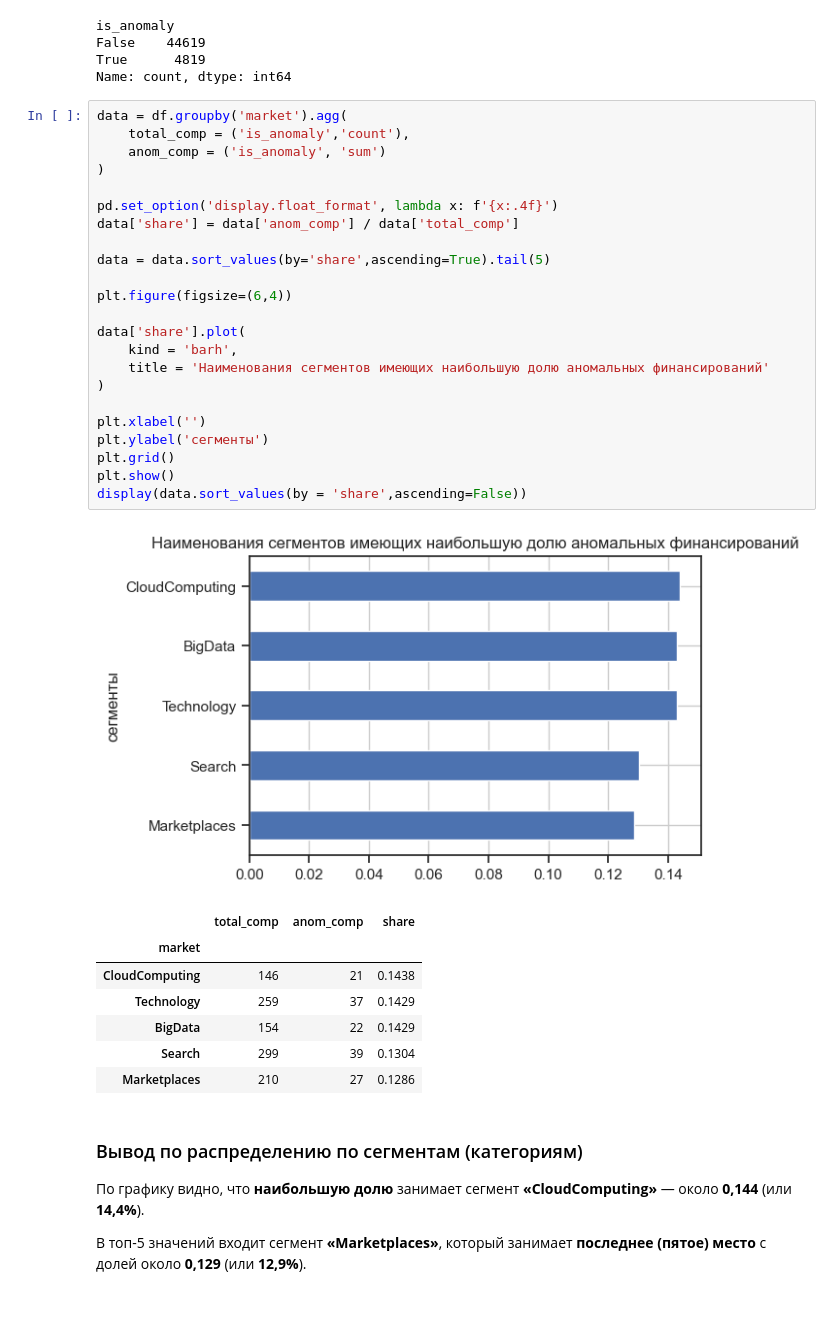
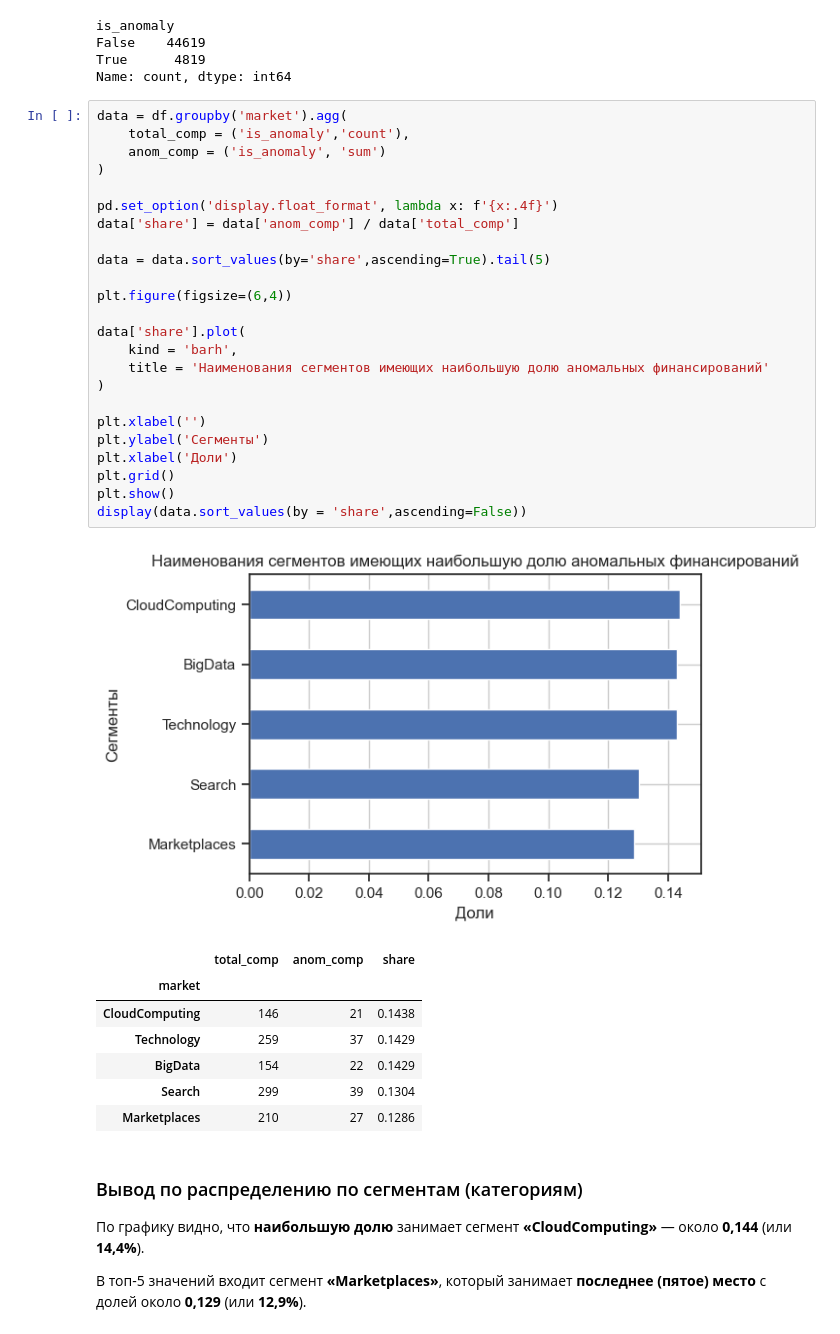
Before and after one commit to CAH0/startup-funding-analysis, a Jupyter notebook: startup_funding_analysis.ipynb, the cells around one changed output. Saved outputs shown, nothing was run; the diff lists cells and outputs as text; blank space fills up the shorter version.

```diff
--- a/startup_funding_analysis.ipynb
+++ b/startup_funding_analysis.ipynb
@@ -661,28 +670,29 @@ Name: count, dtype: int64
 # %%
 data = df.groupby('market').agg(
     total_comp = ('is_anomaly','count'),
     anom_comp = ('is_anomaly', 'sum')
 )
 
 pd.set_option('display.float_format', lambda x: f'{x:.4f}')
 data['share'] = data['anom_comp'] / data['total_comp']
 
 data = data.sort_values(by='share',ascending=True).tail(5)
 
 plt.figure(figsize=(6,4))
 
 data['share'].plot(
     kind = 'barh',
     title = 'Наименования сегментов имеющих наибольшую долю аномальных финансирований'
 )
 
 plt.xlabel('')
-plt.ylabel('сегменты')
+plt.ylabel('Cегменты')
+plt.xlabel('Доли')
 plt.grid()
 plt.show()
 display(data.sort_values(by = 'share',ascending=False))
 # %% [output]
-[figure, old version]
+[figure, new version]
 |  | total_comp | anom_comp | share |
 | market |  |  |  |
 | CloudComputing | 146 | 21 | 0.1438 |
```
Also changed, not shown: parts of 11 cells of this notebook.
